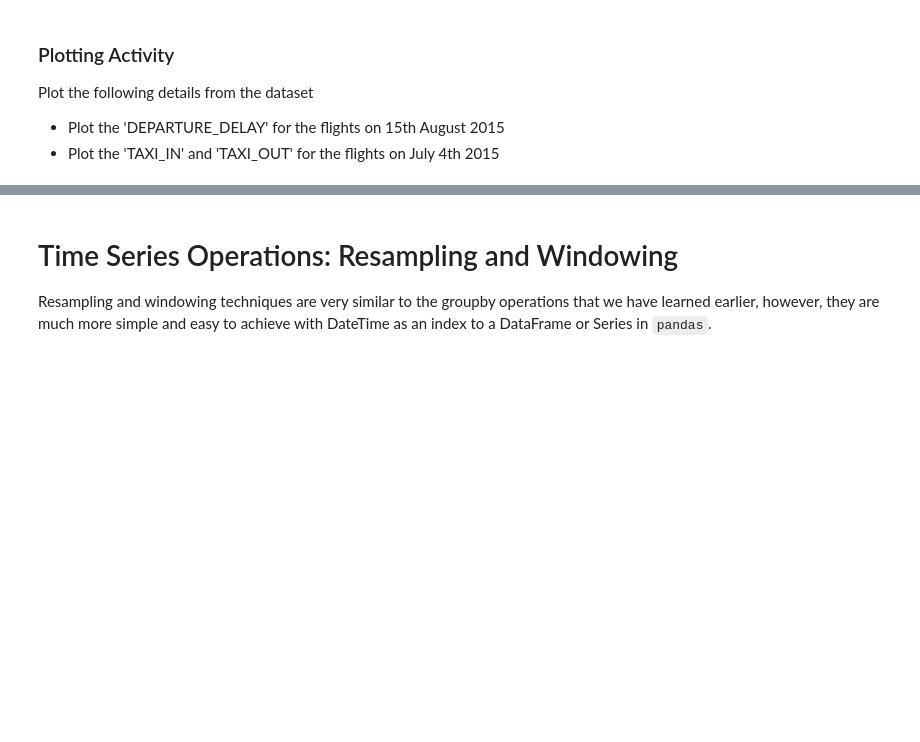
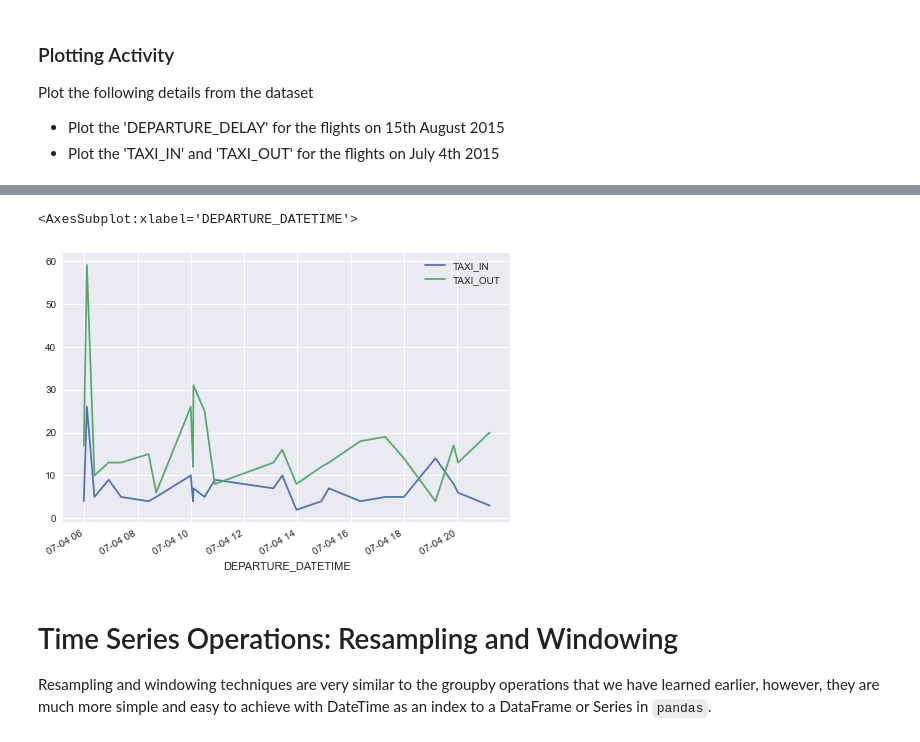
Before and after one commit to ssomanch/ITAO30210_Fall_2021, a Jupyter notebook: Lecture_24_Pandas_TimeSeries_Nov_18.ipynb, the cells around one changed output, grey strips where cells are left out. Drawn from its saved outputs; the diff is of its cells as text; code cells hidden in the pictures; blank space fills up the shorter version.

```diff
--- a/Lecture_24_Pandas_TimeSeries_Nov_18.ipynb
+++ b/Lecture_24_Pandas_TimeSeries_Nov_18.ipynb
@@ -305,3 +620,10 @@ Plot the following details from the dataset
+# %%
+figure, axes = plt.subplots()
+
+flights.loc['July 4th 2015'][['TAXI_IN', 'TAXI_OUT']].plot(ax = axes)
+# %% [output]
+<AxesSubplot:xlabel='DEPARTURE_DATETIME'>
+[figure, added]
 # %% [markdown]
 # Time Series Operations: Resampling and Windowing
 
```
Also changed, not shown: parts of 68 cells of this notebook.
